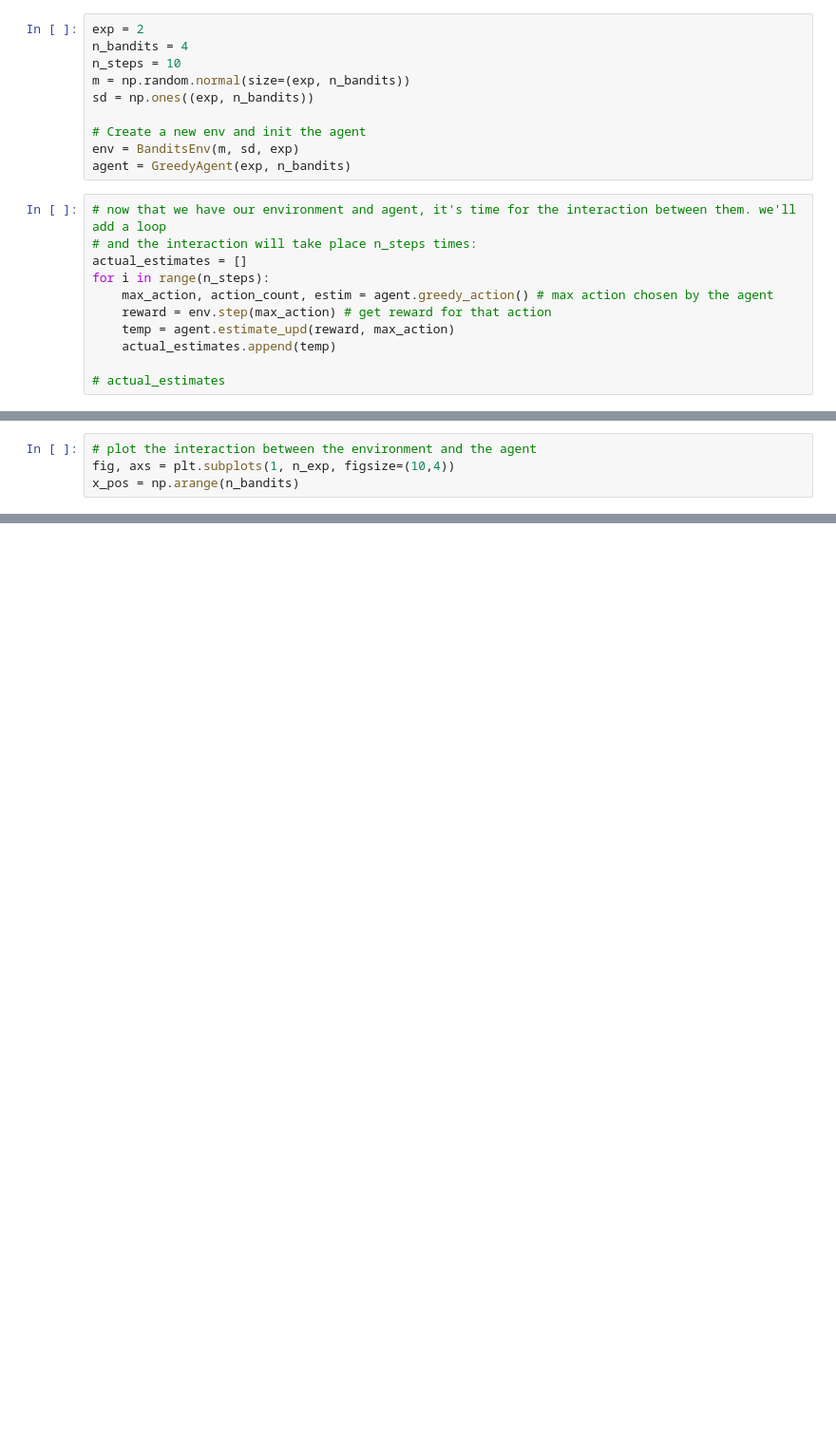
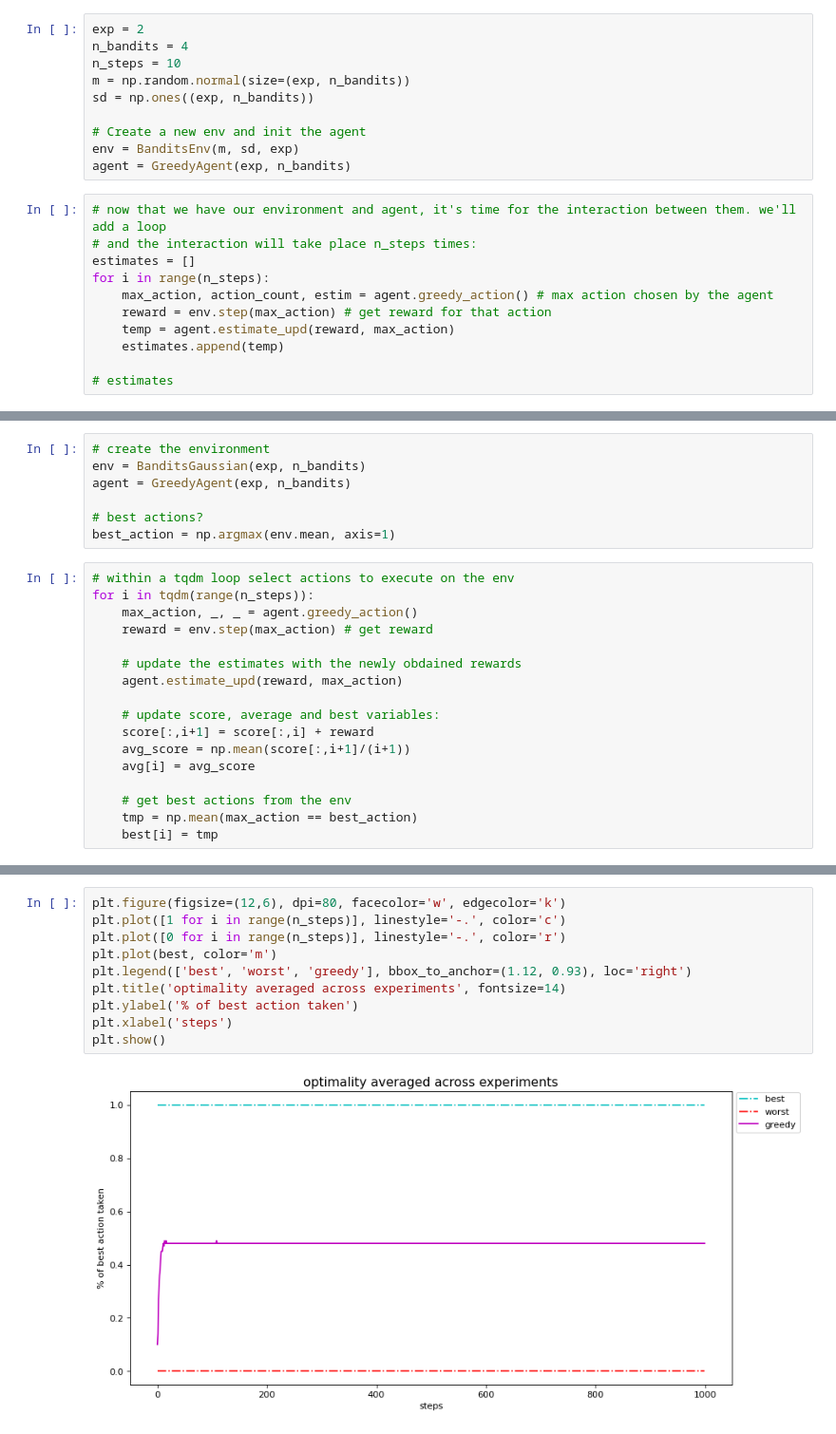
Before and after one commit to christinadelta/reinforcement_learning_intro, a Jupyter notebook: k_armed_bandits.ipynb, the cells around one changed output, grey strips where cells are left out. Shown at 95% size. Cells and saved outputs as stored; diff of their text form; blank space fills up the shorter version.

Commit message:
finished with the greedy agent in the k_armed bandit notebook

```diff
--- a/k_armed_bandits.ipynb
+++ b/k_armed_bandits.ipynb
@@ -344,11 +355,11 @@ agent = GreedyAgent(exp, n_bandits)
 # %%
 # now that we have our environment and agent, it's time for the interaction between them. we'll add a loop
 # and the interaction will take place n_steps times:
-actual_estimates = []
+estimates = []
 for i in range(n_steps):
     max_action, action_count, estim = agent.greedy_action() # max action chosen by the agent
     reward = env.step(max_action) # get reward for that action
     temp = agent.estimate_upd(reward, max_action)
-    actual_estimates.append(temp)
+    estimates.append(temp)
 
-# actual_estimates
+# estimates
@@ -355,4 +390,24 @@ for i in range(n_steps):
+# %%
+# create the environment
+env = BanditsGaussian(exp, n_bandits)
+agent = GreedyAgent(exp, n_bandits)
+
+# best actions?
+best_action = np.argmax(env.mean, axis=1)
 # %%
-# plot the interaction between the environment and the agent
-fig, axs = plt.subplots(1, n_exp, figsize=(10,4))
-x_pos = np.arange(n_bandits)
+# within a tqdm loop select actions to execute on the env
+for i in tqdm(range(n_steps)):
+    max_action, _, _ = agent.greedy_action()
+    reward = env.step(max_action) # get reward
+
+    # update the estimates with the newly obdained rewards
+    agent.estimate_upd(reward, max_action)
+
+    # update score, average and best variables:
+    score[:,i+1] = score[:,i] + reward
+    avg_score = np.mean(score[:,i+1]/(i+1))
+    avg[i] = avg_score
+
+    # get best actions from the env
+    tmp = np.mean(max_action == best_action)
+    best[i] = tmp
@@ -358,0 +416,12 @@ x_pos = np.arange(n_bandits)
+# %%
+plt.figure(figsize=(12,6), dpi=80, facecolor='w', edgecolor='k')
+plt.plot([1 for i in range(n_steps)], linestyle='-.', color='c')
+plt.plot([0 for i in range(n_steps)], linestyle='-.', color='r')
+plt.plot(best, color='m')
+plt.legend(['best', 'worst', 'greedy'], bbox_to_anchor=(1.12, 0.93), loc='right')
+plt.title('optimality averaged across experiments', fontsize=14)
+plt.ylabel('% of best action taken')
+plt.xlabel('steps')
+plt.show()
+# %% [output]
+[figure, added]
```
Also changed, not shown: parts of 12 cells of this notebook.
